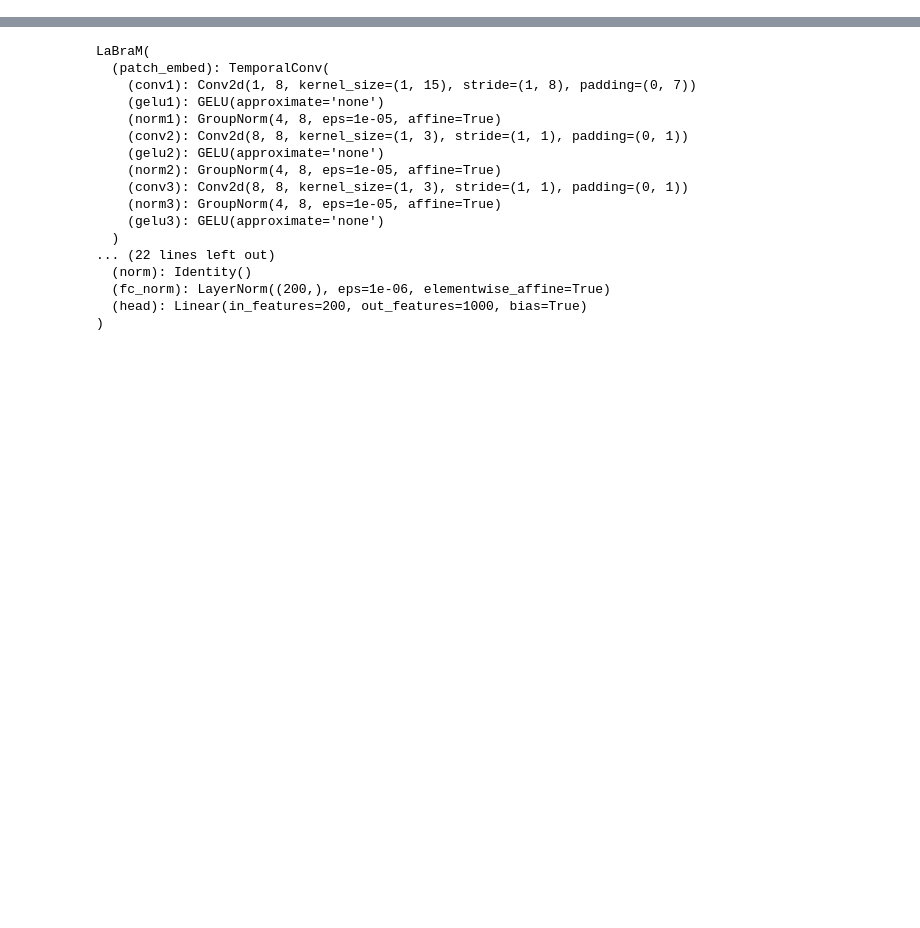
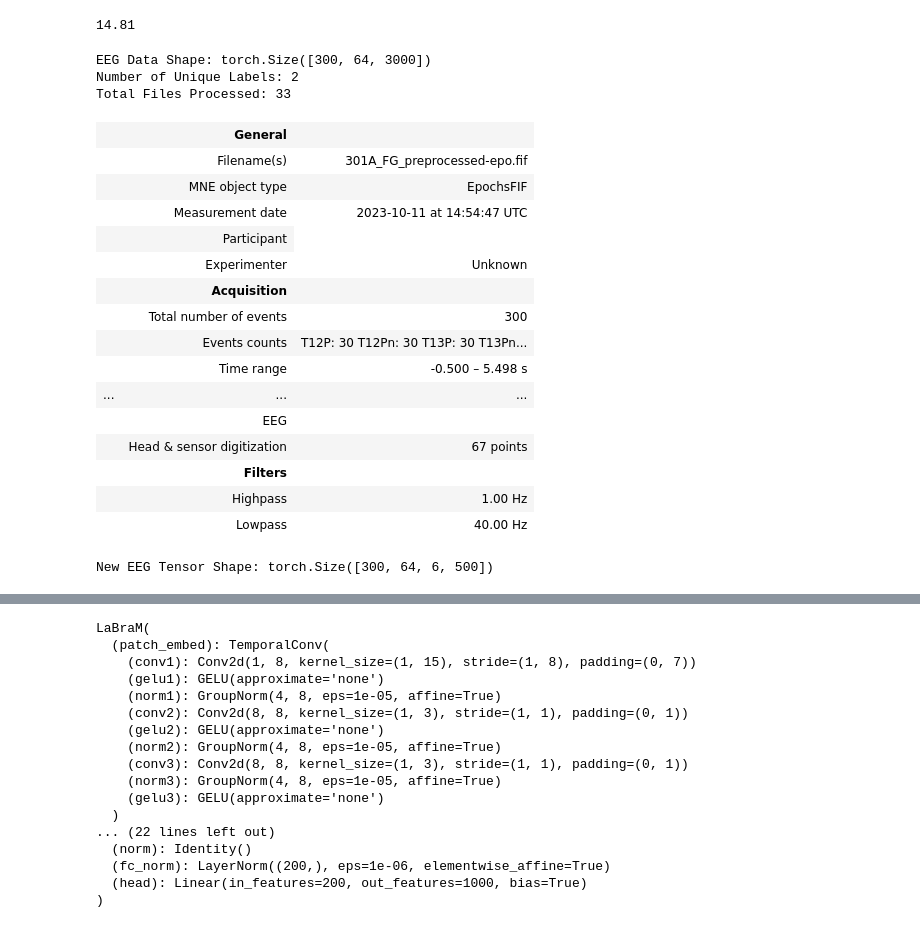
Before and after one commit to RasmusArnmark/fagprojekt, a Jupyter notebook: labramtest.ipynb, the cells around one changed output, grey strips where cells are left out. Saved outputs shown, nothing was run; the diff lists cells and outputs as text; code cells hidden in the pictures; blank space fills up the shorter version.

Commit message:
testing data

```diff
--- a/labramtest.ipynb
+++ b/labramtest.ipynb
@@ -1,14 +176,45 @@
+# %%
+4443 / 300
+# %% [output]
+14.81
+# %%
+print(f"EEG Data Shape: {eeg_tensor.shape}")
+print(f"Number of Unique Labels: {len(set(labels_tensor.numpy()))}")
+print(f"Total Files Processed: {len(file_path)}")
+# %% [output]
+EEG Data Shape: torch.Size([300, 64, 3000])
+Number of Unique Labels: 2
+Total Files Processed: 33
+# %%
+epochs
+# %% [output]
+|  | General |  |
+|  | Filename(s) | 301A_FG_preprocessed-epo.fif |
+|  | MNE object type | EpochsFIF |
+|  | Measurement date | 2023-10-11 at 14:54:47 UTC |
+|  | Participant |
+|  | Experimenter | Unknown |
+|  | Acquisition |  |
+|  | Total number of events | 300 |
+|  | Events counts | T12P: 30 T12Pn: 30 T13P: 30 T13Pn... |
+|  | Time range | -0.500 – 5.498 s |
+| ... | ... | ... |
+|  | EEG |  |
+|  | Head & sensor digitization | 67 points |
+|  | Filters |  |
+|  | Highpass | 1.00 Hz |
+|  | Lowpass | 40.00 Hz |
 # %%
+import torch
 import mne
-import torch
 import numpy as np
 from torcheeg.models import LaBraM
 
-# Load a sample EEG file
+# Load EEG data
 file_path = "data/301A_FG_preprocessed-epo.fif"  # Update with your actual file
 epochs = mne.read_epochs(file_path, preload=True)
 
-# Extract data and labels
+# Extract EEG data and labels
 eeg_data = epochs.get_data()  # Shape: (n_epochs, n_channels, n_times)
 labels = epochs.events[:, -1]  # Assuming the last column contains event labels
 
@@ -17,7 +223,25 @@ eeg_data = (eeg_data - eeg_data.mean()) / eeg_data.std()
 
 # Convert to PyTorch tensors
 eeg_tensor = torch.tensor(eeg_data, dtype=torch.float32)
-labels_tensor = torch.tensor(labels, dtype=torch.long)
 
-# Extract the actual electrode names
-electrode_names = [ch.upper() for ch in epochs.ch_names ] # List of channel names
+no_feedback_labels = {301, 303, 305, 307, 309}  # Feedback events
+binary_labels = np.array([0 if label in no_feedback_labels else 1 for label in labels])
+
+labels_tensor = torch.tensor(binary_labels, dtype=torch.long)
+
+# Extract actual electrode names
+electrode_names = [ch.upper() for ch in epochs.ch_names]  # Convert to uppercase
+
+PATCH_SIZE = 500
+
+# Compute number of patches
+num_time_steps = eeg_tensor.shape[2]
+num_patches = num_time_steps // PATCH_SIZE  # Truncate remainder
+
+# Reshape data into patches
+eeg_tensor = eeg_tensor[:, :, :num_patches * PATCH_SIZE]  # Trim to fit patches
+eeg_tensor = eeg_tensor.view(eeg_tensor.shape[0], eeg_tensor.shape[1], num_patches, PATCH_SIZE)
+
+print(f"New EEG Tensor Shape: {eeg_tensor.shape}")  # Should be (batch_size, num_channels, num_patches, patch_size)
+# %% [output]
+New EEG Tensor Shape: torch.Size([300, 64, 6, 500])
```
Also changed, not shown: parts of 8 cells of this notebook, 2 other files.
